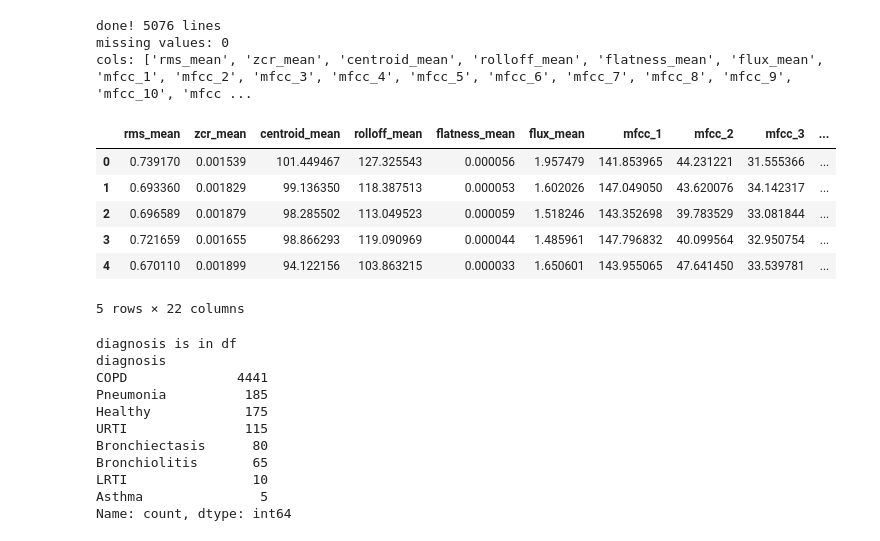
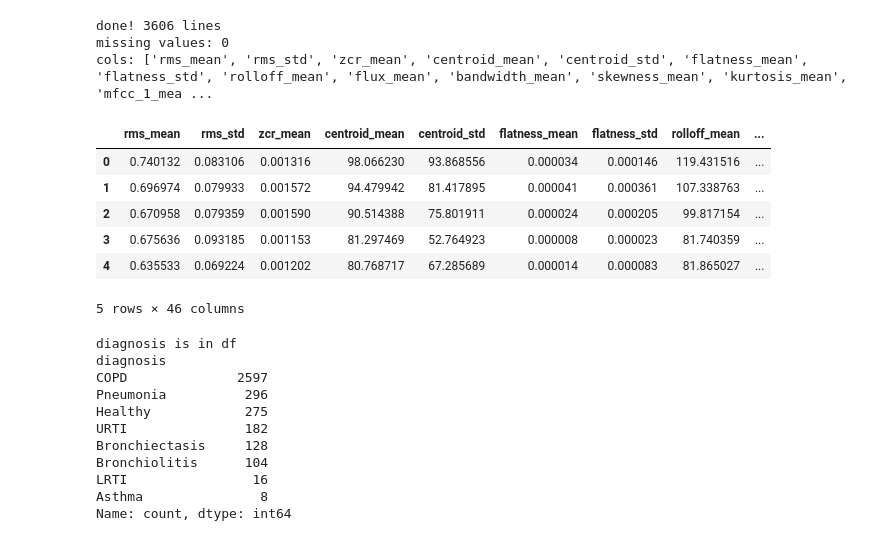
Before and after one commit to mi-mi-mia/smart-stethoscope, a Jupyter notebook: notebooks/06_xgboost_improvements.ipynb, the cells around one changed output. Cells and saved outputs as stored; diff of their text form; code cells hidden in the pictures.

```diff
--- a/notebooks/06_xgboost_improvements.ipynb
+++ b/notebooks/06_xgboost_improvements.ipynb
@@ -14,37 +14,38 @@ from sklearn.model_selection import GroupShuffleSplit
 # %%
 # CSV Master (path to be adjusted accordingly)
 #file_path = "../raw_data/xgboost_features_6s_10kHz_compressed_after_normalization.csv"
 #file_path = "../raw_data/xgboost_features_6s_10kHz_compression_before_normalization.csv"
-#file_path = "../raw_data/xgboost_features_4s_10kHz_compressed_after_normalization_w_overlapping.csv"
-#file_path = "../raw_data/xgboost_features_4s_10kHz_compression_before_normalization_w_overlapping.csv"
-file_path = "../raw_data/xgboost_features_6s_10kHz_compressed_after_normalization_w_overlapping.csv"
+#file_path = "../raw_data/xgboost_features_6s_10kHz_compressed_after_normalization_w_overlapping.csv"
 #file_path = "../raw_data/xgboost_features_6s_10kHz_compression_before_normalization_w_overlapping.csv"
+#file_path = "../raw_data/xgboost_features_6s_10kHz_compressed_after_normalization_w_overlapping_mfcc15.csv"
+file_path = "../raw_data/xgboost_features_6s_12kHz_compressed_after_normalization_w_overlapping_mfcc15.csv"
+
 
 
 if os.path.exists(file_path):
     df = pd.read_csv(file_path)
     print(f"done! {len(df)} lines")
 
     # check NaNs
     nans = df.isnull().sum().sum()
     print(f"missing values: {nans}")
 
     # columns
     print(f"cols: {df.columns.tolist()}")
     display(df.head())
 else:
     print("check path")
 # %% [output]
-done! 5076 lines
+done! 3606 lines
 missing values: 0
-cols: ['rms_mean', 'zcr_mean', 'centroid_mean', 'rolloff_mean', 'flatness_mean', 'flux_mean', 'mfcc_1', 'mfcc_2', 'mfcc_3', 'mfcc_4', 'mfcc_5', 'mfcc_6', 'mfcc_7', 'mfcc_8', 'mfcc_9', 'mfcc_10', 'mfcc ...
+cols: ['rms_mean', 'rms_std', 'zcr_mean', 'centroid_mean', 'centroid_std', 'flatness_mean', 'flatness_std', 'rolloff_mean', 'flux_mean', 'bandwidth_mean', 'skewness_mean', 'kurtosis_mean', 'mfcc_1_mea ...
-|  | rms_mean | zcr_mean | centroid_mean | rolloff_mean | flatness_mean | flux_mean | mfcc_1 | mfcc_2 | mfcc_3 | ... |
-| 0 | 0.739170 | 0.001539 | 101.449467 | 127.325543 | 0.000056 | 1.957479 | 141.853965 | 44.231221 | 31.555366 | ... |
-| 1 | 0.693360 | 0.001829 | 99.136350 | 118.387513 | 0.000053 | 1.602026 | 147.049050 | 43.620076 | 34.142317 | ... |
-| 2 | 0.696589 | 0.001879 | 98.285502 | 113.049523 | 0.000059 | 1.518246 | 143.352698 | 39.783529 | 33.081844 | ... |
-| 3 | 0.721659 | 0.001655 | 98.866293 | 119.090969 | 0.000044 | 1.485961 | 147.796832 | 40.099564 | 32.950754 | ... |
-| 4 | 0.670110 | 0.001899 | 94.122156 | 103.863215 | 0.000033 | 1.650601 | 143.955065 | 47.641450 | 33.539781 | ... |
+|  | rms_mean | rms_std | zcr_mean | centroid_mean | centroid_std | flatness_mean | flatness_std | rolloff_mean | ... |
+| 0 | 0.740132 | 0.083106 | 0.001316 | 98.066230 | 93.868556 | 0.000034 | 0.000146 | 119.431516 | ... |
+| 1 | 0.696974 | 0.079933 | 0.001572 | 94.479942 | 81.417895 | 0.000041 | 0.000361 | 107.338763 | ... |
+| 2 | 0.670958 | 0.079359 | 0.001590 | 90.514388 | 75.801911 | 0.000024 | 0.000205 | 99.817154 | ... |
+| 3 | 0.675636 | 0.093185 | 0.001153 | 81.297469 | 52.764923 | 0.000008 | 0.000023 | 81.740359 | ... |
+| 4 | 0.635533 | 0.069224 | 0.001202 | 80.768717 | 67.285689 | 0.000014 | 0.000083 | 81.865027 | ... |
-5 rows × 22 columns
+5 rows × 46 columns
 # %%
 if 'diagnosis' in df.columns:
     print("diagnosis is in df")
@@ -55,14 +56,14 @@ else:
 # %% [output]
 diagnosis is in df
 diagnosis
-COPD              4441
-Pneumonia          185
-Healthy            175
-URTI               115
-Bronchiectasis      80
-Bronchiolitis       65
-LRTI                10
-Asthma               5
+COPD              2597
+Pneumonia          296
+Healthy            275
+URTI               182
+Bronchiectasis     128
+Bronchiolitis      104
+LRTI                16
+Asthma               8
 Name: count, dtype: int64
 # %%
 # Drop Asthma and LRTI + 'Bronchiolitis' (maybe)
```
Also changed, not shown: parts of 5 cells of this notebook.
